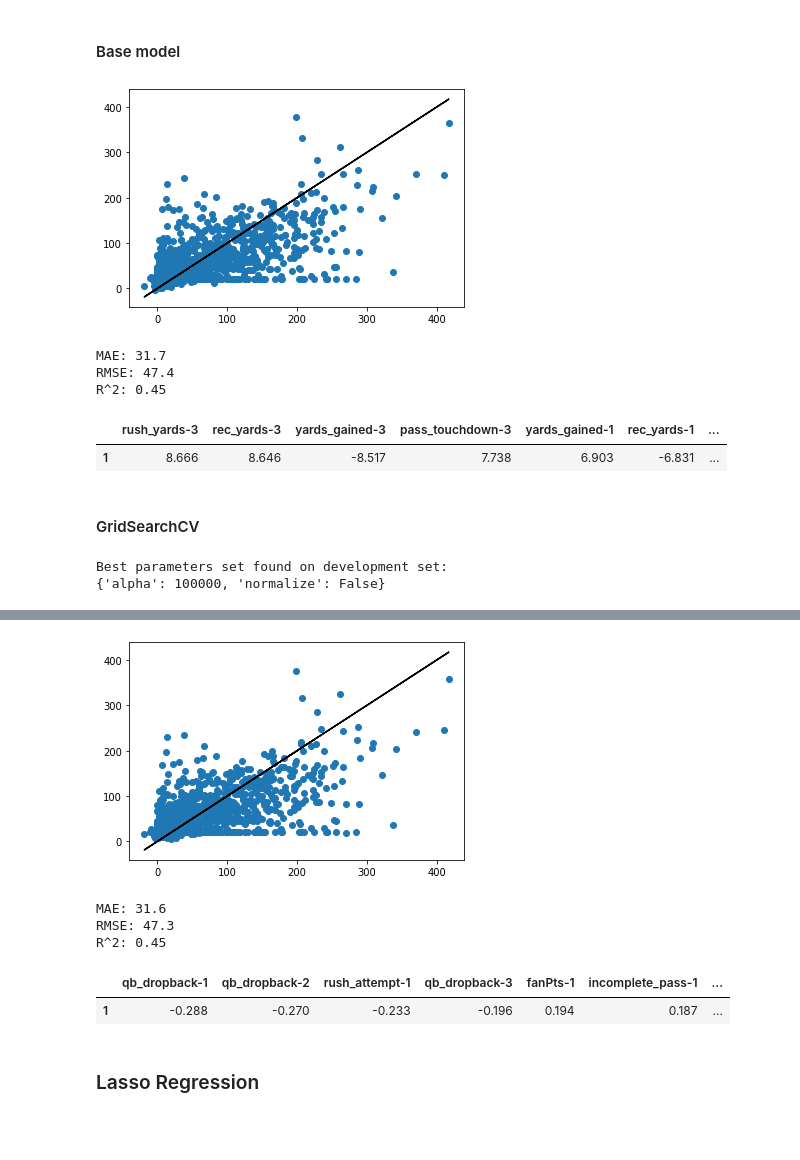
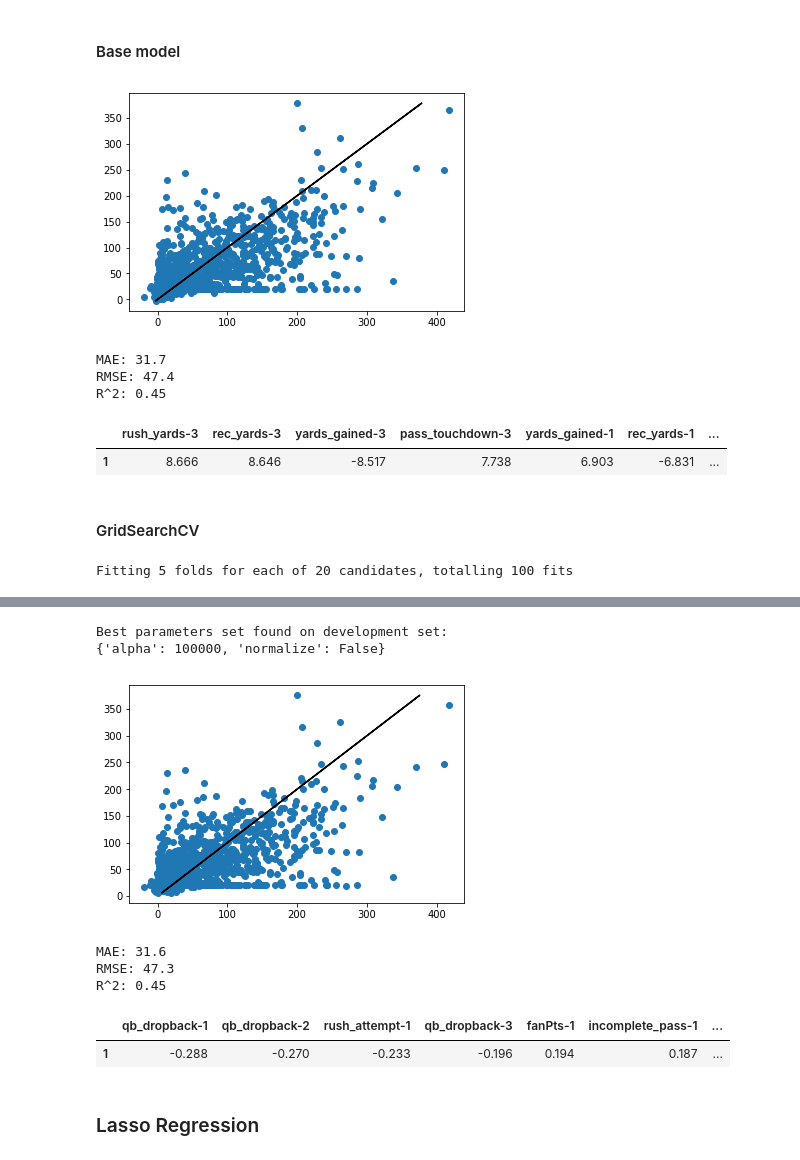
Before and after one commit to mrkawa/fantasyFootballML, a Jupyter notebook: MK/regression.ipynb, the cells around one changed output, grey strips where cells are left out. Cells and saved outputs as stored; diff of their text form; code cells hidden in the pictures; blank space fills up the shorter version.

```diff
--- a/MK/regression.ipynb
+++ b/MK/regression.ipynb
@@ -3,6 +3,7 @@ import pandas as pd
 import numpy as np
 import matplotlib.pyplot as plt
 import os, sys
+import math
 from datetime import date
 from sklearn import preprocessing
 from sklearn.model_selection import train_test_split
@@ -11,13 +12,32 @@ from sklearn import linear_model
 from sklearn.metrics import mean_absolute_error, mean_squared_error, r2_score
 
 pd.set_option("display.max_rows", 100, "display.max_columns", 100)
-pd.set_option('display.max_colwidth', None)
+# pd.set_option('display.max_colwidth', None)
 pd.set_option('display.float_format', lambda x: '%.3f' % x)
 
 def p(s):
     print(s)
 
 pd.DataFrame.len = pd.Index.len = lambda x: print(len(x))
+# %%
+# Common function definitions
+def printStats(y_dev, y_pred):
+    # Graph
+    plt.scatter(y_dev, y_pred)
+    plt.plot(y_pred,y_pred,color='black')
+    plt.show()
+
+    # Stats
+    mae = mean_absolute_error(y_dev, y_pred).round(1)
+    rmse = round(math.sqrt(mean_squared_error(y_dev, y_pred)),1)
+    r2 = r2_score(y_dev, y_pred).round(2)
+    print(f'MAE: {mae}')
+    print(f'RMSE: {rmse}')
+    print(f'R^2: {r2}')
+
+def cvGrid(params):
+    names = ['param_' + x for x in list(params.keys())]
+    return pd.DataFrame(grid.cv_results_)[names+['mean_test_score','std_test_score','rank_test_score','mean_fit_time','mean_score_time','std_fit_time','std_score_time']].sort_values(names)
 # %%
 # Partition training, dev, and test data
 seasonHist = pd.read_csv('seasonHist.csv')
@@ -90,22 +101,13 @@ m = linear_model.Ridge()
 m.fit(X_train,y_train)
 y_pred = m.predict(X_dev)
 
-plt.scatter(y_dev, y_pred)
-plt.plot(y_dev,y_dev,color='black')
-plt.show()
-
-mae = mean_absolute_error(y_dev, y_pred).round(1)
-rmse = mean_squared_error(y_dev, y_pred, squared=False).round(1)
-r2 = r2_score(y_dev, y_pred).round(2)
-print(f'MAE: {mae}')
-print(f'RMSE: {rmse}')
-print(f'R^2: {r2}')
+printStats(y_dev, y_pred)
 
 coefs = pd.DataFrame([X_train.columns,m.coef_]).transpose()
 coefs = coefs.reindex(coefs[1].abs().sort_values(ascending=False).index).set_index(0).transpose()
 coefs
 # %% [output]
-[figure, old version]
+[figure, new version]
 MAE: 31.7
 RMSE: 47.4
 R^2: 0.45
@@ -116,10 +118,16 @@ R^2: 0.45
 # %%
 X_train, X_dev, y_train, y_dev = X_train_raw, X_dev_raw, y_train, y_dev
 
+params = {
+    'alpha':[10**x for x in range(-4,6)],
+    'normalize':[True,False]
+}
+
 grid = GridSearchCV(
     linear_model.Ridge(),
-    {'alpha':[10**x for x in range(-4,6)],'normalize':[True,False]},
+    params,
     n_jobs = -1,
+    verbose = 7,
     cv = 5
 )
 
@@ -128,26 +136,16 @@ grid.fit(X_train,y_train)
 print("Best parameters set found on development set:")
 print(grid.best_params_)
 
-# pd.DataFrame(grid.cv_results_)[['param_alpha','param_normalize','mean_test_score','std_test_score','rank_test_score']]
+# cvGrid(params)
 
 m = linear_model.Ridge(**grid.best_params_)
 m.fit(X_train,y_train)
 y_pred = m.predict(X_dev)
 
-plt.scatter(y_dev, y_pred)
-plt.plot(y_dev,y_dev,color='black')
-plt.show()
-
-mae = mean_absolute_error(y_dev, y_pred).round(1)
-rmse = mean_squared_error(y_dev, y_pred, squared=False).round(1)
-r2 = r2_score(y_dev, y_pred).round(2)
-print(f'MAE: {mae}')
-print(f'RMSE: {rmse}')
-print(f'R^2: {r2}')
+printStats(y_dev, y_pred)
 
 coefs = pd.DataFrame([X_train.columns,m.coef_]).transpose()
 coefs = coefs.reindex(coefs[1].abs().sort_values(ascending=False).index).set_index(0).transpose()
 coefs
 # %% [output]
-Best parameters set found on development set:
-{'alpha': 100000, 'normalize': False}
+Fitting 5 folds for each of 20 candidates, totalling 100 fits
@@ -154,7 +155,9 @@ Best parameters set found on development set:
+Best parameters set found on development set:
+{'alpha': 100000, 'normalize': False}
-[figure, old version]
+[figure, new version]
-MAE: 31.6
-RMSE: 47.3
-R^2: 0.45
+MAE: 31.6
+RMSE: 47.3
+R^2: 0.45
 |  | qb_dropback-1 | qb_dropback-2 | rush_attempt-1 | qb_dropback-3 | fanPts-1 | incomplete_pass-1 | ... |
 | 1 | -0.288 | -0.270 | -0.233 | -0.196 | 0.194 | 0.187 | ... |
 # %% [markdown]
```
Also changed, not shown: parts of 20 cells of this notebook, 4 other files.
